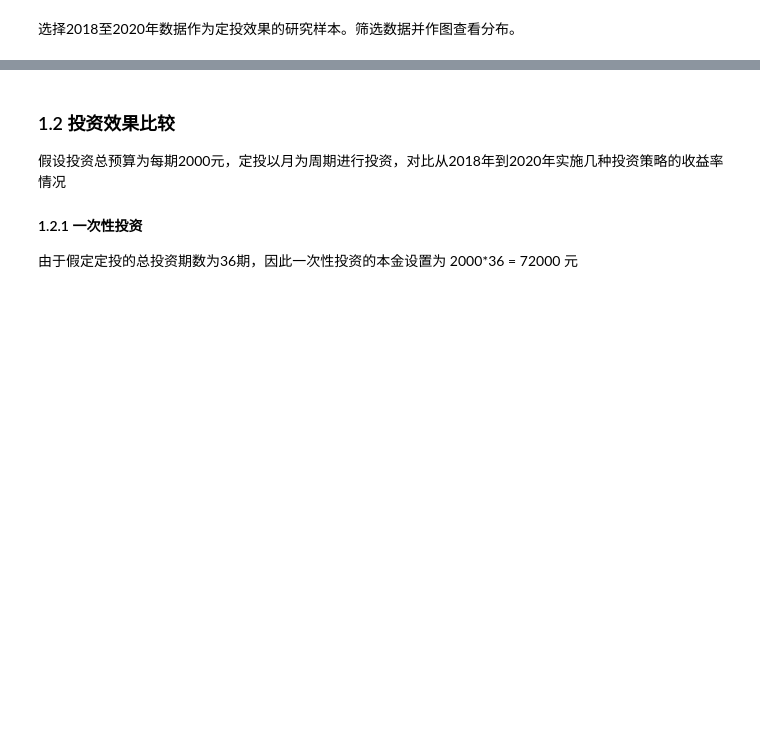
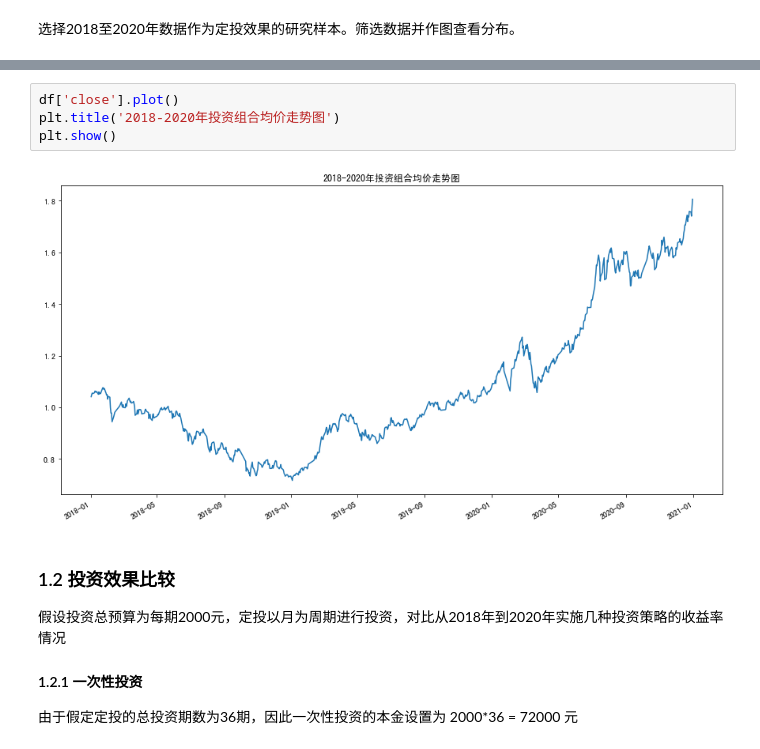
Before and after one commit to VanessaZhx/SmartInvestment, a Jupyter notebook: Part3 - Investment Strategy (Revision).ipynb, the cells around one changed output, grey strips where cells are left out. Cells and saved outputs as stored; diff of their text form; blank space fills up the shorter version.

```diff
--- a/Part3 - Investment Strategy (Revision).ipynb
+++ b/Part3 - Investment Strategy (Revision).ipynb
@@ -73,3 +113,9 @@ plt.show()
+# %%
+df['close'].plot()
+plt.title('2018-2020年投资组合均价走势图')
+plt.show()
+# %% [output]
+[figure, added]
 # %% [markdown]
 ### 1.2 投资效果比较
 假设投资总预算为每期2000元，定投以月为周期进行投资，对比从2018年到2020年实施几种投资策略的收益率情况
```
Also changed, not shown: parts of 17 cells of this notebook.
